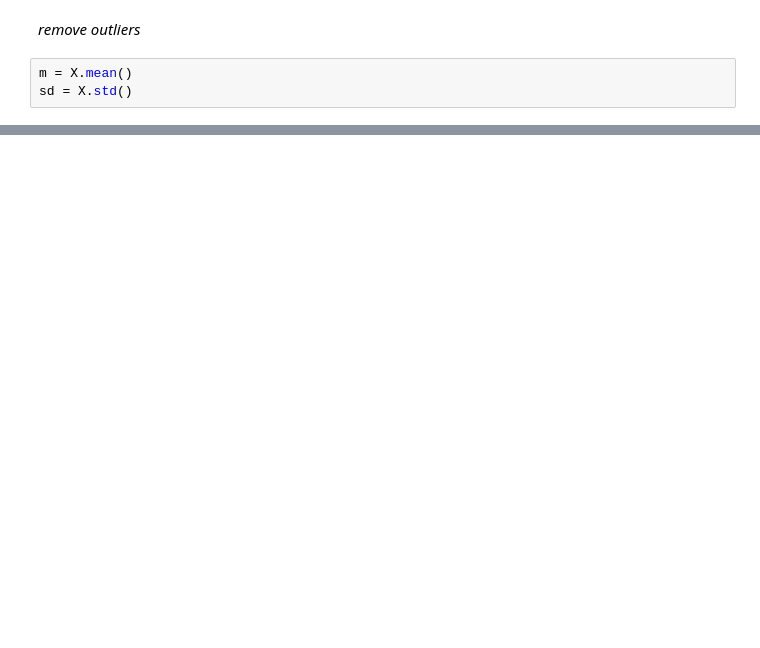
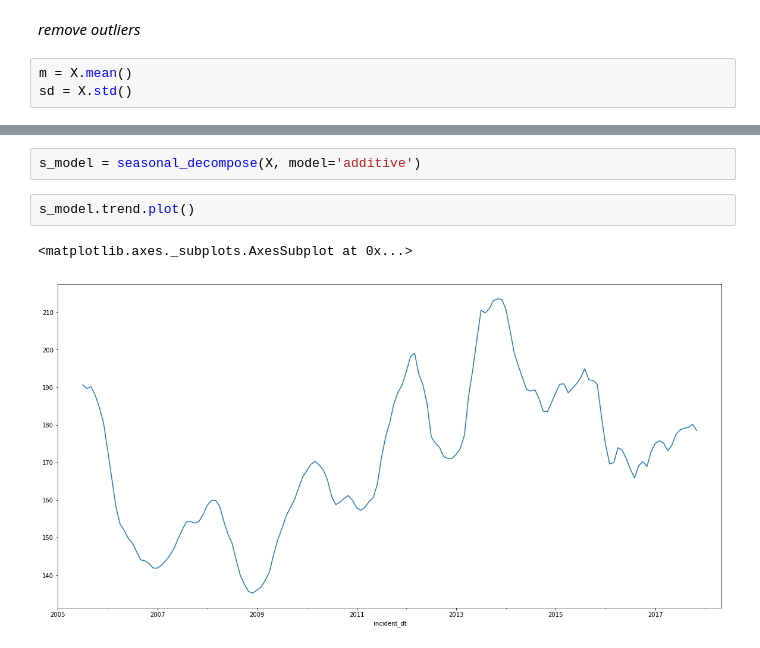
Before and after one commit to lotusflyer/ash_pub_safety, a Jupyter notebook: seasonal_effects.ipynb, the cells around one changed output, grey strips where cells are left out. Saved outputs shown, nothing was run; the diff lists cells and outputs as text; blank space fills up the shorter version.

Commit message:
but first draft seasonal analysis

```diff
--- a/seasonal_effects.ipynb
+++ b/seasonal_effects.ipynb
@@ -74,0 +82,7 @@ X.plot(style='r.')
+# %%
+s_model = seasonal_decompose(X, model='additive')
+# %%
+s_model.trend.plot()
+# %% [output]
+<matplotlib.axes._subplots.AxesSubplot at 0x...>
+[figure, added]
```
Also changed, not shown: parts of 30 cells of this notebook.
